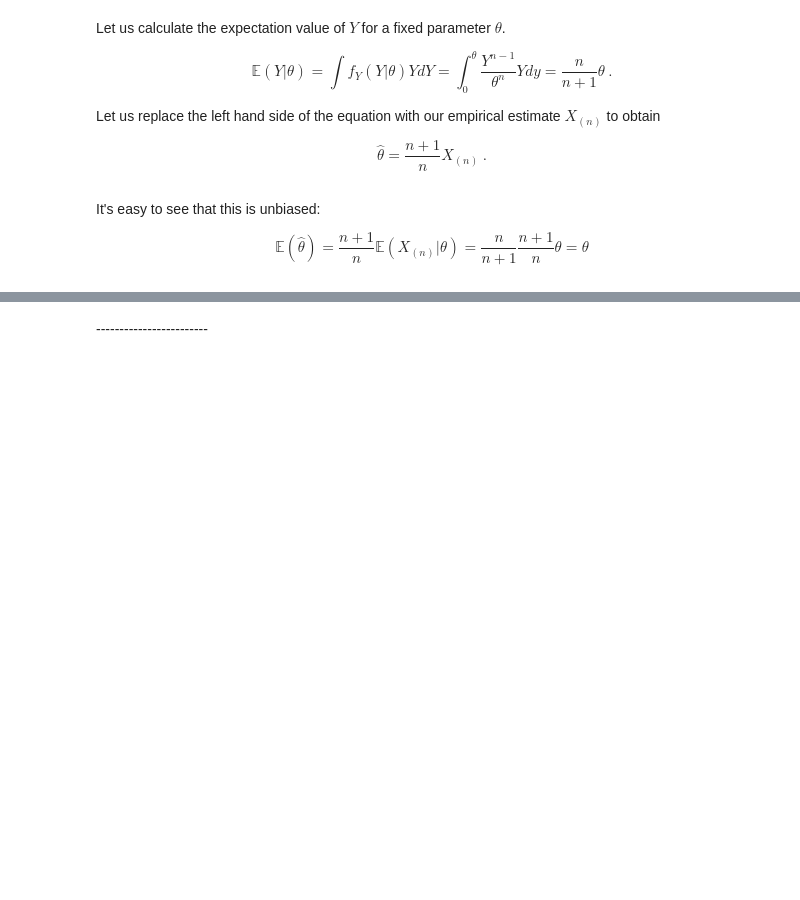
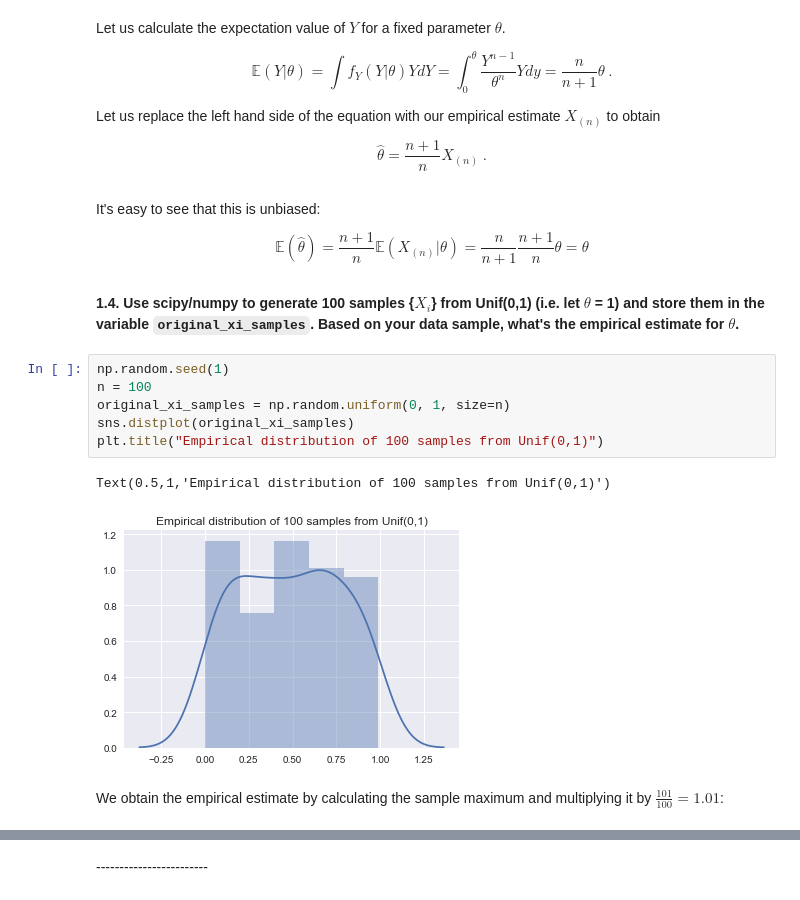
Before and after one commit to NOllAl/AM207HW, a Jupyter notebook: hw3/AM207_HW3.ipynb, the cells around one changed output, grey strips where cells are left out. Cells and saved outputs as stored; diff of their text form; blank space fills up the shorter version.

```diff
--- a/hw3/AM207_HW3.ipynb
+++ b/hw3/AM207_HW3.ipynb
@@ -120,3 +120,16 @@ $$\hat \theta = \frac{n+1}{n} X_{(n)} \:.$$
 It's easy to see that this is unbiased:
 
 $$\mathbb E(\hat \theta) = \frac{n+1}{n} \mathbb E(X_{(n)} \vert \theta) = \frac{n}{n+1}\frac{n+1}{n}\theta = \theta $$
+# %% [markdown]
+**1.4. Use scipy/numpy to generate 100 samples {$X_i$} from Unif(0,1) (i.e. let $\theta$ = 1) and store them in the variable `original_xi_samples`.  Based on your data sample, what's the empirical estimate for $\theta$.**
+# %%
+np.random.seed(1)
+n = 100
+original_xi_samples = np.random.uniform(0, 1, size=n)
+sns.distplot(original_xi_samples)
+plt.title("Empirical distribution of 100 samples from Unif(0,1)")
+# %% [output]
+Text(0.5,1,'Empirical distribution of 100 samples from Unif(0,1)')
+[figure, added]
+# %% [markdown]
+We obtain the empirical estimate by calculating the sample maximum and multiplying it by $\frac{101}{100} = 1.01$:
```
Also changed, not shown: parts of 2 cells of this notebook.
